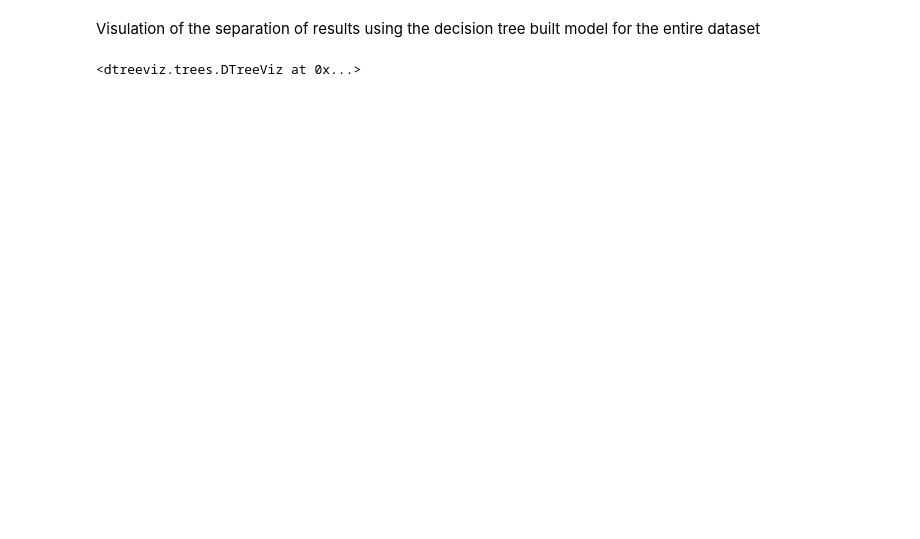
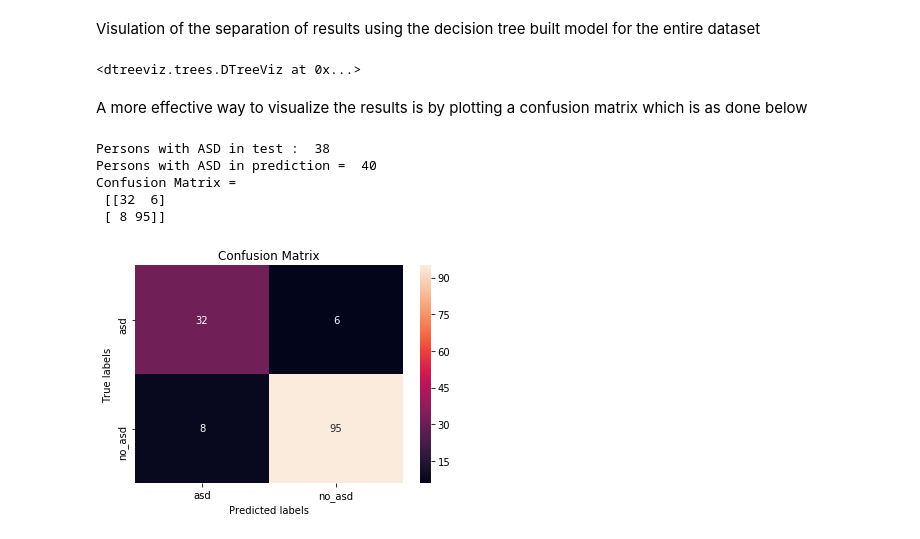
Before and after one commit to vipulpopat/MSCAI_CE4021_Project, a Jupyter notebook: GroupProject_18195121.ipynb, the cells around one changed output. Saved outputs shown, nothing was run; the diff lists cells and outputs as text; code cells hidden in the pictures; blank space fills up the shorter version.

```diff
--- a/GroupProject_18195121.ipynb
+++ b/GroupProject_18195121.ipynb
@@ -322,7 +327,7 @@ The best max_depth parameter seems therefore to be 4 (around 90% average accurac
 y_train = train['class_asd']
 x_train = train.drop(['class_asd'], axis=1).values
 x_test = test.drop(['class_asd'], axis=1).values
-x_result = test['class_asd'].values
+y_test = test['class_asd'].values
 
 tree_depth_assumed = 4
 
@@ -332,5 +337,5 @@ decision_tree.fit(x_train, y_train)
 
 # Predicting results for test dataset
 y_pred = decision_tree.predict(x_test)
-print("Result : {} out of {} are wrong".format(abs((x_result - y_pred).sum()), len(x_result)))
+print("Result : {} out of {} are wrong".format(abs((y_test - y_pred).sum()), len(y_test)))
 # %% [output]
@@ -360,3 +365,27 @@ viz = dtreeviz(clf, data_x, data_y, target_name='asd',
 viz
 # %% [output]
 <dtreeviz.trees.DTreeViz at 0x...>
+# %% [markdown]
+A more effective way to visualize the results is by plotting a confusion matrix which is as done below
+# %%
+cm = confusion_matrix(y_test, y_pred, [1,0])
+print("Persons with ASD in test : ", sum(y_test))
+print("Persons with ASD in prediction = ", sum(y_pred))
+
+print("Confusion Matrix = \n", cm)
+
+ax= plt.subplot()
+sns.heatmap(cm, annot=True, ax = ax); #annot=True to annotate cells
+
+# labels, title and ticks
+ax.set_xlabel('Predicted labels');
+ax.set_ylabel('True labels');
+ax.set_title('Confusion Matrix');
+ax.xaxis.set_ticklabels(['asd', 'no_asd']); ax.yaxis.set_ticklabels(['asd', 'no_asd']);
+# %% [output]
+Persons with ASD in test :  38
+Persons with ASD in prediction =  40
+Confusion Matrix =
+ [[32  6]
+ [ 8 95]]
+[figure, added]
```
Also changed, not shown: parts of 9 cells of this notebook.
